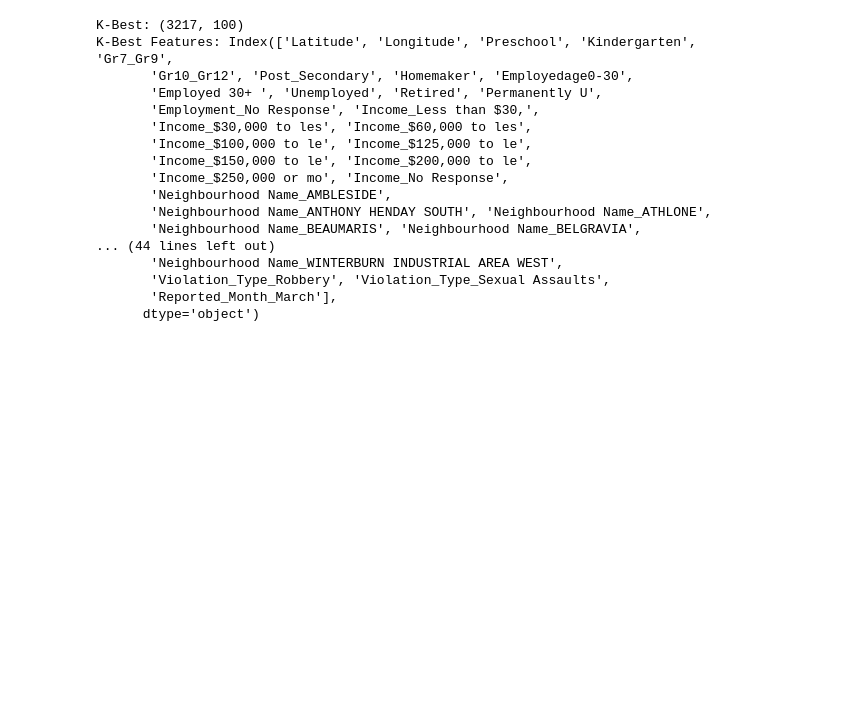
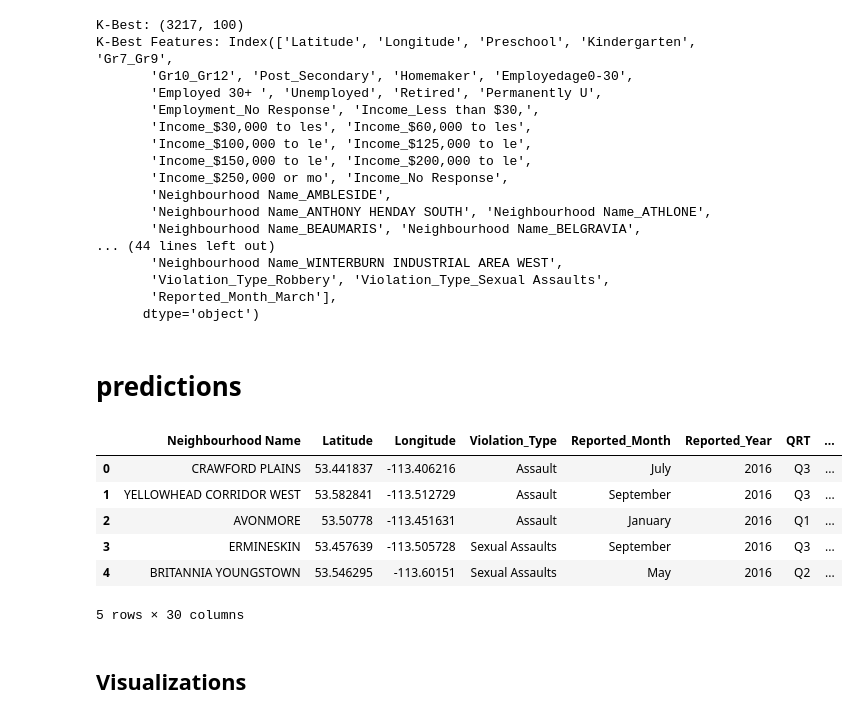
Before and after one commit to naav3/3960-working-Crime-Analysis-Project, a Jupyter notebook: regression modelling.ipynb, the cells around one changed output. Cells and saved outputs as stored; diff of their text form; code cells hidden in the pictures; blank space fills up the shorter version.

```diff
--- a/regression modelling.ipynb
+++ b/regression modelling.ipynb
@@ -766,3 +766,25 @@ K-Best Features: Index(['Latitude', 'Longitude', 'Preschool', 'Kindergarten', 'G
        'Violation_Type_Robbery', 'Violation_Type_Sexual Assaults',
        'Reported_Month_March'],
       dtype='object')
+# %% [markdown]
+# predictions
+# %%
+
+
+# y_pred is a NumPy array of predicted target values
+# and X_test is a Pandas DataFrame of test set features
+# and y_test is a Pandas Series object of true target values
+y_pred_reshaped = y_pred.reshape((-1, 1))  # Reshape y_pred to a 2D array with one column
+y_test_reshaped = y_test.values.reshape((-1, 1))  # Reshape y_test to a 2D array with one column
+new_data = np.concatenate(( X_test.values,y_test_reshaped, y_pred_reshaped), axis=1)
+new_columns = list(X_test.columns) +['actual values'] + ['predicted']
+predictions_df = pd.DataFrame(data=new_data,columns=new_columns)
+predictions_df.head()
+# %% [output]
+|  | Neighbourhood Name | Latitude | Longitude | Violation_Type | Reported_Month | Reported_Year | QRT | ... |
+| 0 | CRAWFORD PLAINS | 53.441837 | -113.406216 | Assault | July | 2016 | Q3 | ... |
+| 1 | YELLOWHEAD CORRIDOR WEST | 53.582841 | -113.512729 | Assault | September | 2016 | Q3 | ... |
+| 2 | AVONMORE | 53.50778 | -113.451631 | Assault | January | 2016 | Q1 | ... |
+| 3 | ERMINESKIN | 53.457639 | -113.505728 | Sexual Assaults | September | 2016 | Q3 | ... |
+| 4 | BRITANNIA YOUNGSTOWN | 53.546295 | -113.60151 | Sexual Assaults | May | 2016 | Q2 | ... |
+5 rows × 30 columns
@@ -768,0 +793,2 @@ K-Best Features: Index(['Latitude', 'Longitude', 'Preschool', 'Kindergarten', 'G
+# %% [markdown]
+## Visualizations
```
Also changed, not shown: parts of 4 cells of this notebook, 2 other files.
